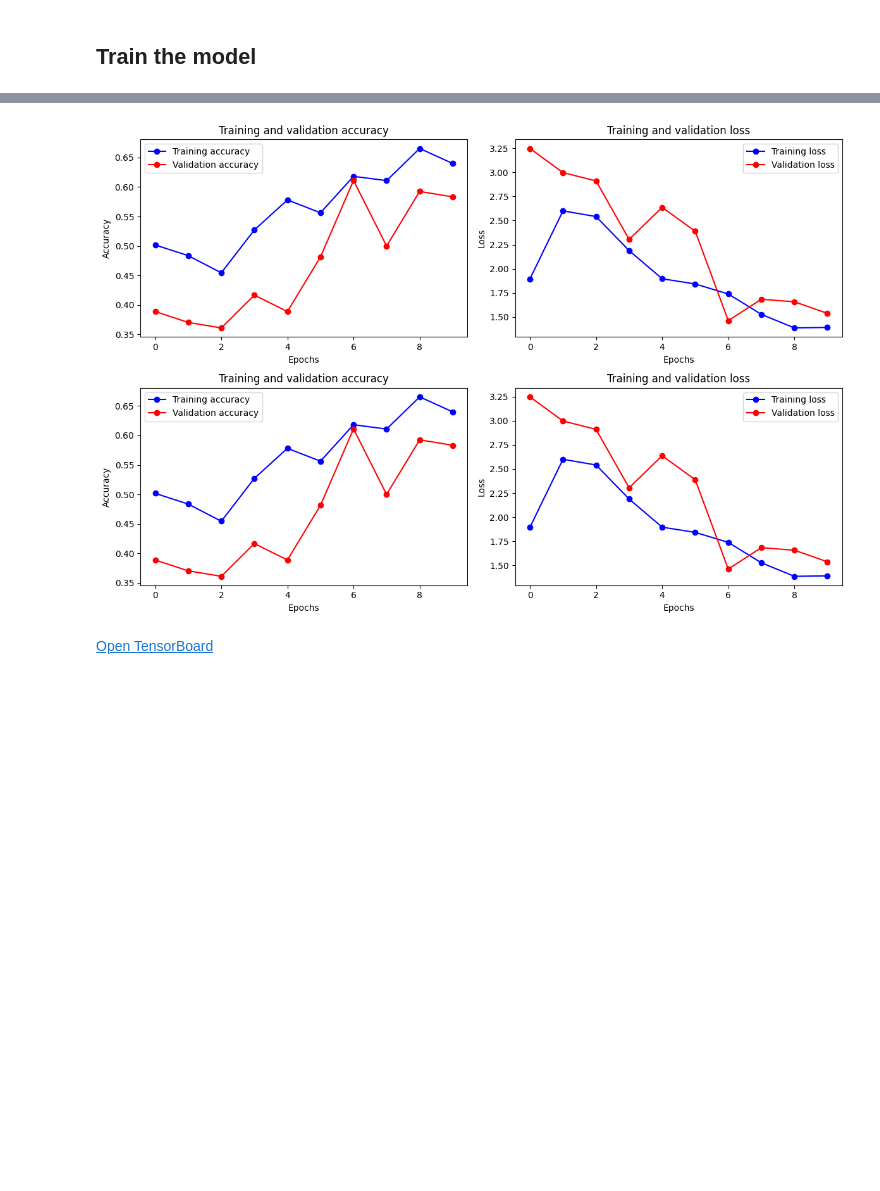
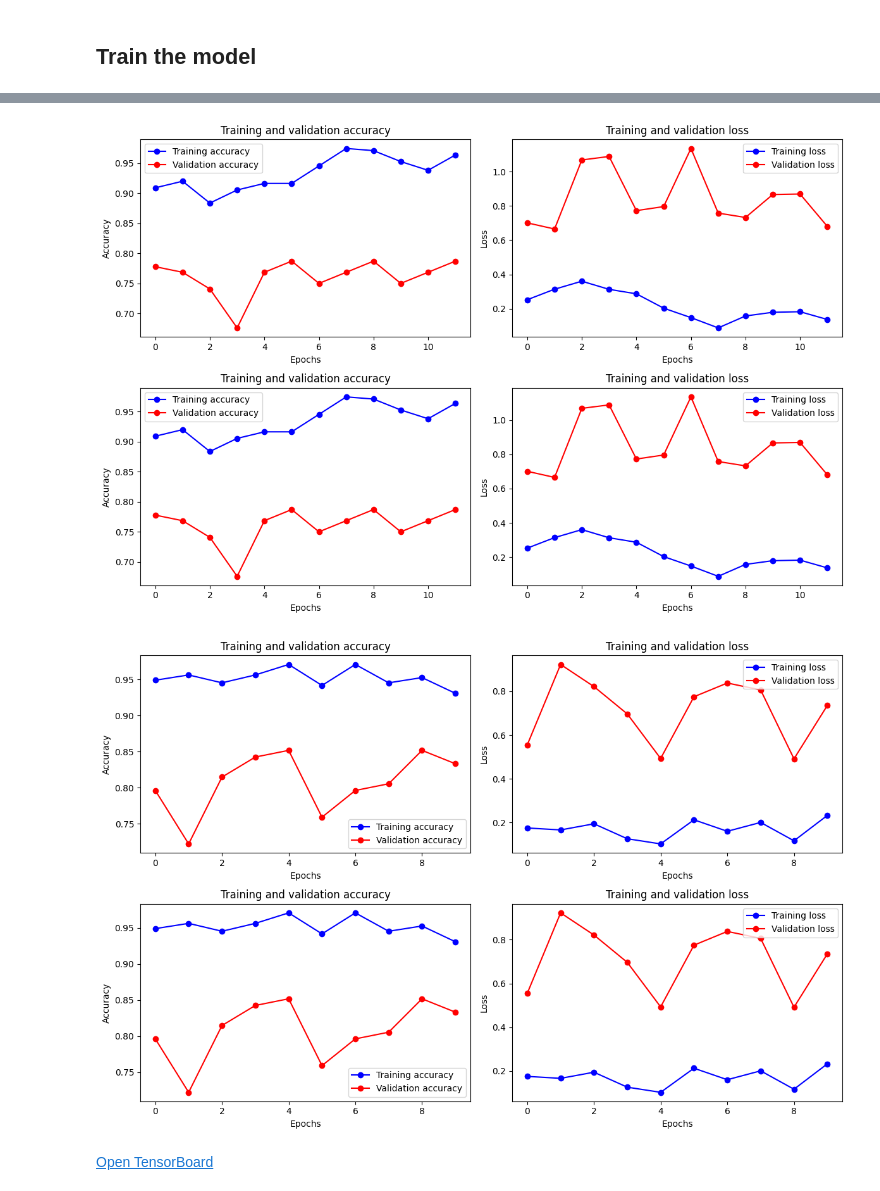
Before and after one commit to KatlaMariaGudmundsdottir/Coin-Classification, a Jupyter notebook: VGG16_our_coins.ipynb, the cells around one changed output, grey strips where cells are left out. Saved outputs shown, nothing was run; the diff lists cells and outputs as text; code cells hidden in the pictures; blank space fills up the shorter version.

```diff
--- a/VGG16_our_coins.ipynb
+++ b/VGG16_our_coins.ipynb
@@ -281,0 +292,5 @@ Epoch 8/50
+# %%
+params = model.fit(train_generator,
+                                validation_data=val_generator,
+                                epochs=10,
+                                callbacks=my_callbacks)
@@ -307,34 +344,36 @@ def plot_history(history):
     plt.title('Training and validation loss')
     plt.xlabel('Epochs')
     plt.ylabel('Loss')
     plt.legend()
 
     # Plot accuracy
     plt.subplot(2, 2, 3)
     plt.plot(epochs, acc, 'bo-', label='Training accuracy')
     plt.plot(epochs, val_acc, 'ro-', label='Validation accuracy')
     plt.title('Training and validation accuracy')
     plt.xlabel('Epochs')
     plt.ylabel('Accuracy')
     plt.legend()
 
     # Plot loss
     plt.subplot(2, 2, 4)
     plt.plot(epochs, loss, 'bo-', label='Training loss')
     plt.plot(epochs, val_loss, 'ro-', label='Validation loss')
     plt.title('Training and validation loss')
     plt.xlabel('Epochs')
     plt.ylabel('Loss')
     plt.legend()
 
     plt.tight_layout()
     plt.show()
 
 # Example usage:
 # Assuming 'history' is the History object returned from model.fit
 plot_history(history)
+plot_history(params)
 # %% [output]
-[figure, old version]
+[figure, new version]
+[figure, added]
 # %%
 %tensorboard --logdir logs/fit
 # %%
```
Also changed, not shown: parts of 7 cells of this notebook.
